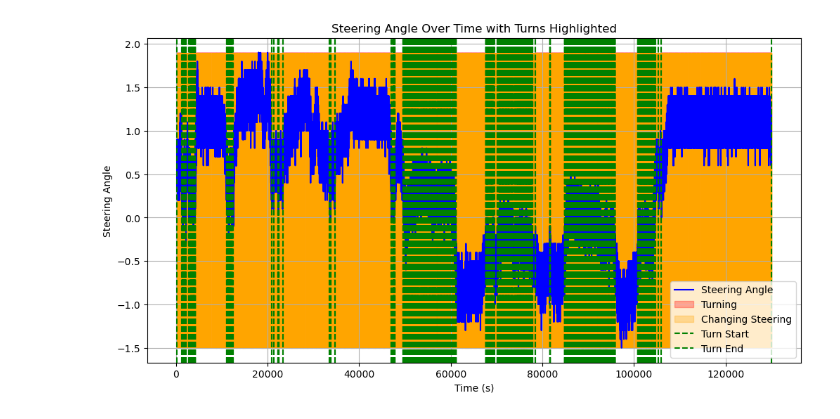
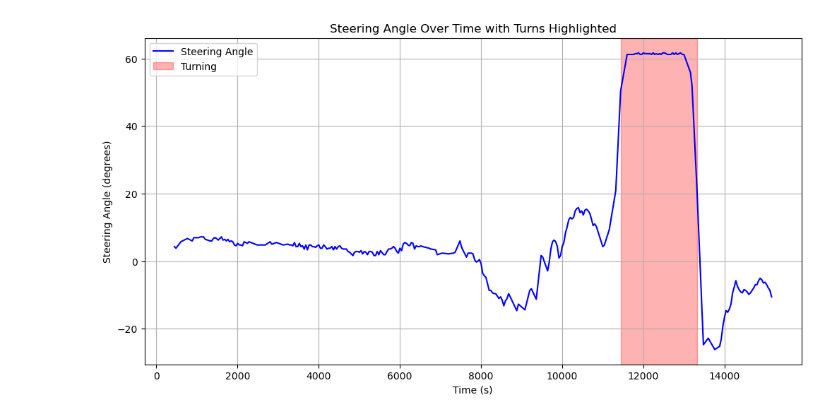
Before and after one commit to EricXu1728/Turning-Radius-Calculator, a Jupyter notebook: cool.ipynb, the cells around one changed output. Cells and saved outputs as stored; diff of their text form; code cells hidden in the pictures.

```diff
--- a/cool.ipynb
+++ b/cool.ipynb
@@ -1,18 +1,21 @@
 # %%
-FILE_NAME = "0_130000_ciaran_donuts.csv"
+FILE_NAME = "farthest_trial/rc_2.csv"
 # %%
 import pandas as pd
 
 df = pd.read_csv(FILE_NAME)
 # %%
-STEERING_ANGLE_COLUMN = 'Analog5|"Volts"|0.0|5.0|500'
+STEERING_ANGLE_COLUMN = 'Analog1|"V"|0.0|5.0|25'
 TIME_COLUMN = 'Interval|"ms"|0|0|1'
-REAR_AXLE_COLUMN = 'RPM|"rpm"|0|8000|500'
+REAR_AXLE_COLUMN =  'RPM2|"rpm"|0|8000|200'
 YAW_COLUMN = 'Yaw|"Deg/Sec"|-120|120|200'
 TIRE_RADIUS = 0.2921 # meters
 TIRE_CIRCUMFERENCE = 2*TIRE_RADIUS * 3.14159 # meters
 # %%
-steering_angle = (df[STEERING_ANGLE_COLUMN] -1.8)*10 #this is for testing because I don't have the steering angle column
+
+steering_angle = (df[STEERING_ANGLE_COLUMN]* (60.0/2.5)) - 60 # converting volts to degrees.
+# It should be 0 volts = 60 degrees left
+# 1.4 volts = 60 degrees right
 times = df[TIME_COLUMN]
 # %%
 import matplotlib.pyplot as plt
@@ -33,76 +66,71 @@ plt.show()
 import numpy as np
 import matplotlib.pyplot as plt
 
+# Remove NaNs
 valid_mask = ~steering_angle.isna()
+valid_indices = np.where(valid_mask)[0]  # Mapping from clean to original
 times_clean = times[valid_mask].reset_index(drop=True)
 steering_angle_clean = steering_angle[valid_mask].reset_index(drop=True)
 
-############################################################ I think it is assuming radians. I will to change it to do in degrees
 # Settings
-STEERING_THRESHOLD = 0.2   # Threshold for being "in a turn" (adjust if needed)
-DELTA_THRESHOLD = 0.05     # Threshold for steering rate change (adjust if needed)
+STEERING_THRESHOLD = 32   # degrees threshold
+DELTA_THRESHOLD = 8       # degrees per second threshold
 
 # Compute steering change per second
-dt = np.diff(times_clean)               # time differences
-dsteer = np.diff(steering_angle_clean)   # steering angle differences
-steer_rate = dsteer / dt                 # rate of steering change
+dt = np.diff(times_clean)
+dsteer = np.diff(steering_angle_clean)
+steer_rate = dsteer / dt
 
 # Detect conditions
 is_turning = np.abs(steering_angle_clean) > STEERING_THRESHOLD
 is_changing = np.abs(steer_rate) > DELTA_THRESHOLD
 
-# Pad steer_rate to match array length
+# Pad to match array length
 is_changing = np.append(is_changing, False)
 
-# Plot
-plt.figure(figsize=(12, 6))
-plt.plot(times_clean, steering_angle_clean, label='Steering Angle', color='blue')
-
-# Highlight turning regions
-plt.fill_between(times_clean, steering_angle_clean.min(), steering_angle_clean.max(), where=is_turning, color='red', alpha=0.3, label='Turning')
-plt.fill_between(times_clean, steering_angle_clean.min(), steering_angle_clean.max(), where=is_changing, color='orange', alpha=0.3, label='Changing Steering')
-
-# Mark intervals with vertical lines
-turning_intervals = find_intervals(is_turning)
-for start, end in turning_intervals:
-    plt.axvline(x=times_clean[start], color='green', linestyle='--', label='Turn Start' if start == turning_intervals[0][0] else "")
-    plt.axvline(x=times_clean[end], color='green', linestyle='--', label='Turn End' if end == turning_intervals[-1][1] else "")
-
-plt.xlabel('Time (s)')
-plt.ylabel('Steering Angle')
-plt.title('Steering Angle Over Time with Turns Highlighted')
-plt.legend()
-plt.grid()
-plt.show()
-
-# ---------------------------
-# Find and print turn intervals (using indices instead of time)
-# ---------------------------
-
+# Find intervals
 def find_intervals(mask):
     intervals = []
     in_interval = False
     start_index = None
 
     for i, val in enumerate(mask):
         if val and not in_interval:
             start_index = i
             in_interval = True
         elif not val and in_interval:
             end_index = i
             intervals.append((start_index, end_index))
             in_interval = False
 
-    # If still in an interval at the end
     if in_interval:
         intervals.append((start_index, len(mask)-1))
 
     return intervals
 
-turning_intervals = find_intervals(is_turning)
+turning_intervals_clean = find_intervals(is_turning)
 
-print("Detected turning intervals (by index):")
-for start, end in turning_intervals:
+# Map intervals back to original indices
+turning_intervals_original = [(valid_indices[start], valid_indices[end]) for (start, end) in turning_intervals_clean]
+
+# Plot
+plt.figure(figsize=(12, 6))
+plt.plot(times_clean, steering_angle_clean, label='Steering Angle', color='blue')
+
+# Highlight turning regions
+for start_idx, end_idx in turning_intervals_clean:
+    plt.axvspan(times_clean[start_idx], times_clean[end_idx], color='red', alpha=0.3, label='Turning' if start_idx == turning_intervals_clean[0][0] else "")
+
+plt.xlabel('Time (s)')
+plt.ylabel('Steering Angle (degrees)')
+plt.title('Steering Angle Over Time with Turns Highlighted')
+plt.legend()
+plt.grid()
+plt.show()
+
+# Print intervals
+print("Detected turning intervals (original indices):")
+for start, end in turning_intervals_original:
     print(f"Start Index: {start}, End Index: {end}")
 # %% [output]
-[figure, old version]
+[figure, new version]
```
Also changed, not shown: parts of 9 cells of this notebook, 22 other files.
